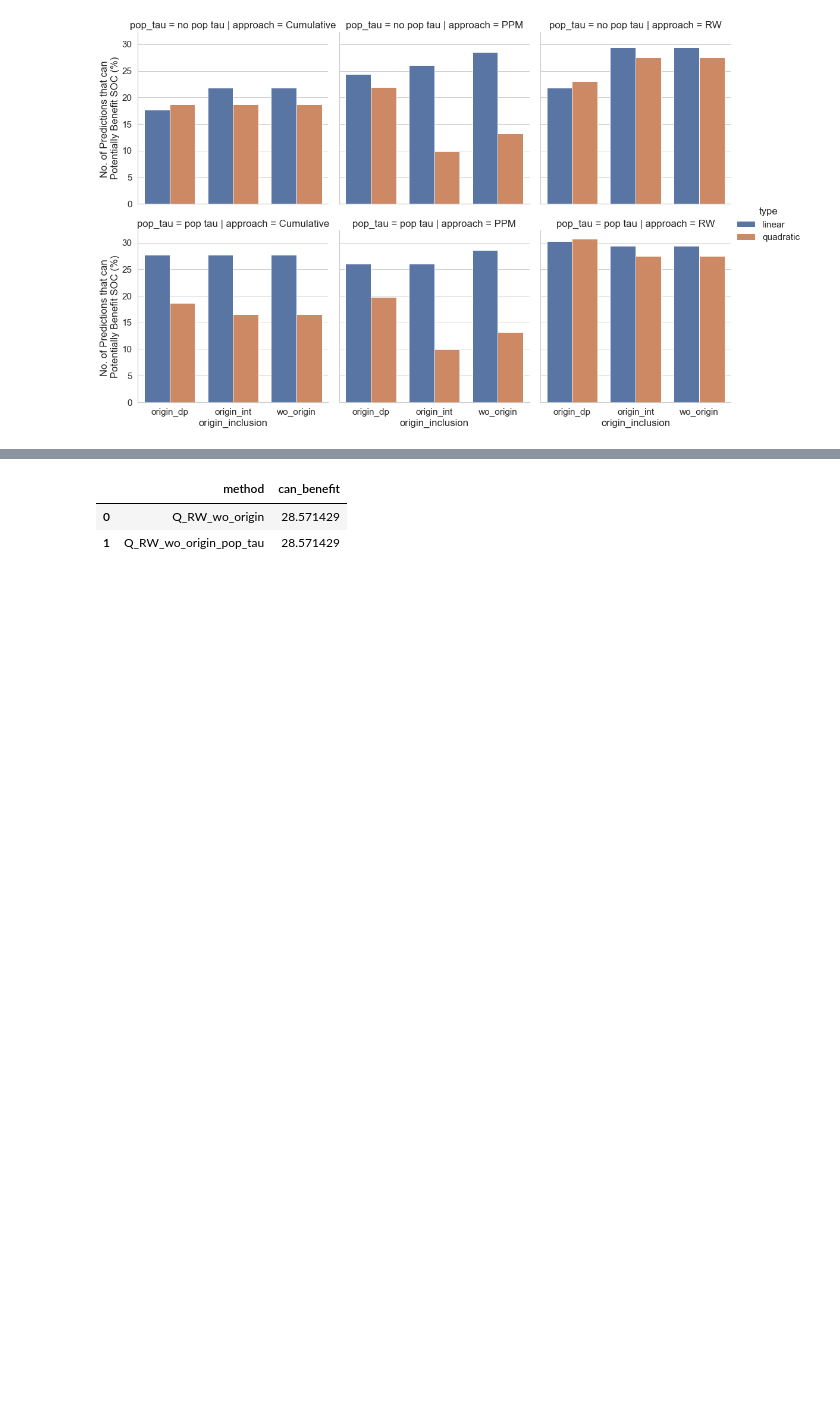
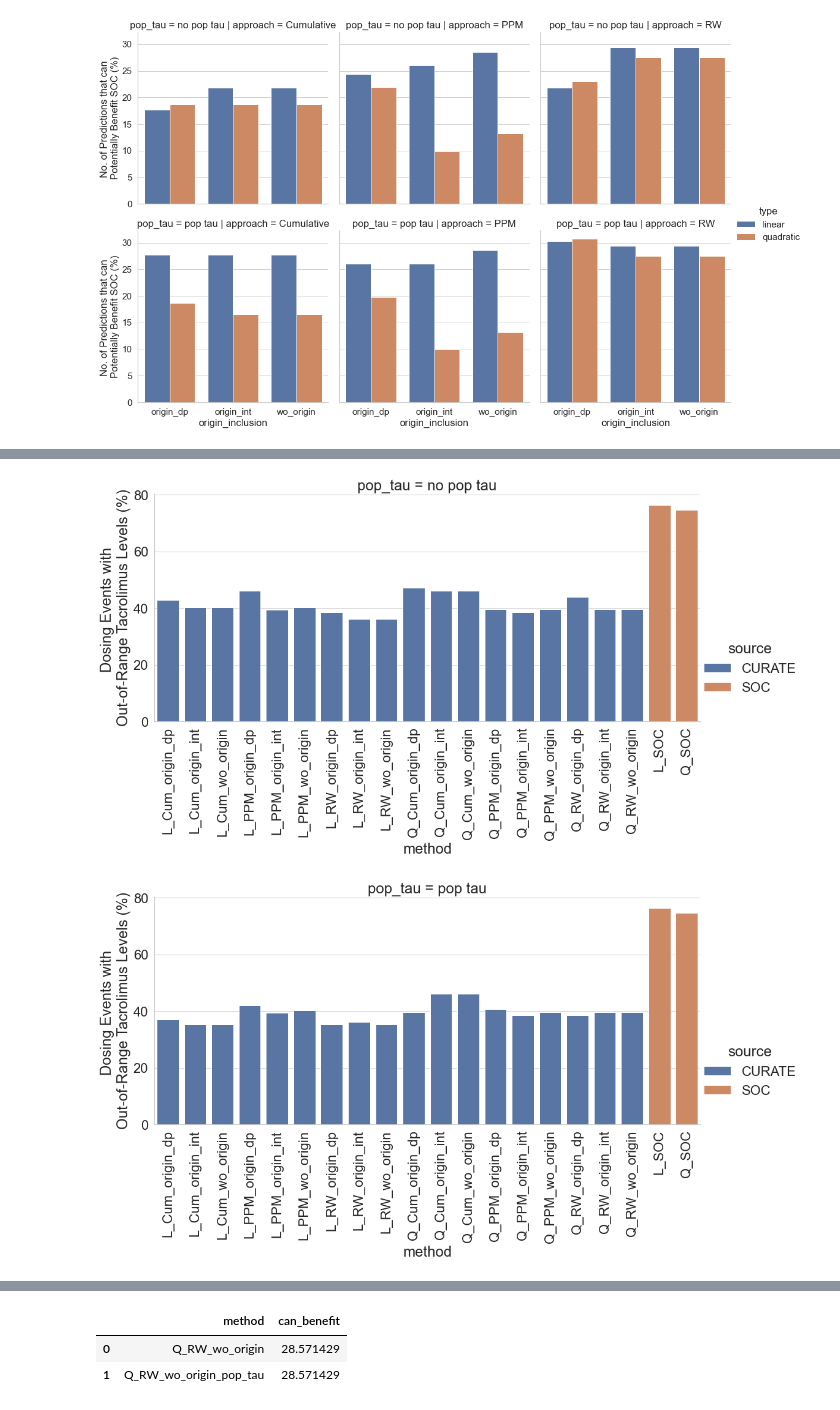
Before and after one commit to tshibei/retro_ped_liver_transplant, a Jupyter notebook: retro_PLT.ipynb, the cells around one changed output, grey strips where cells are left out. Cells and saved outputs as stored; diff of their text form; code cells hidden in the pictures; blank space fills up the shorter version.

```diff
--- a/retro_PLT.ipynb
+++ b/retro_PLT.ipynb
@@ -47,3 +87,7 @@ df = read_file_and_remove_unprocessed_pop_tau(file_string='output (with pop tau
 dat = can_benefit_SOC_predictions(file_string='output (with pop tau by LOOCV).xlsx')
 # %% [output]
 [figure]
+# %%
+%%time
+dat = OOR_predictions(file_string='output (with pop tau by LOOCV).xlsx')
+# %% [output]
@@ -49,0 +95,2 @@ dat = can_benefit_SOC_predictions(file_string='output (with pop tau by LOOCV).xl
+[figure, added]
+[figure, added]
```
Also changed, not shown: parts of 4 cells of this notebook, 6 other files.
